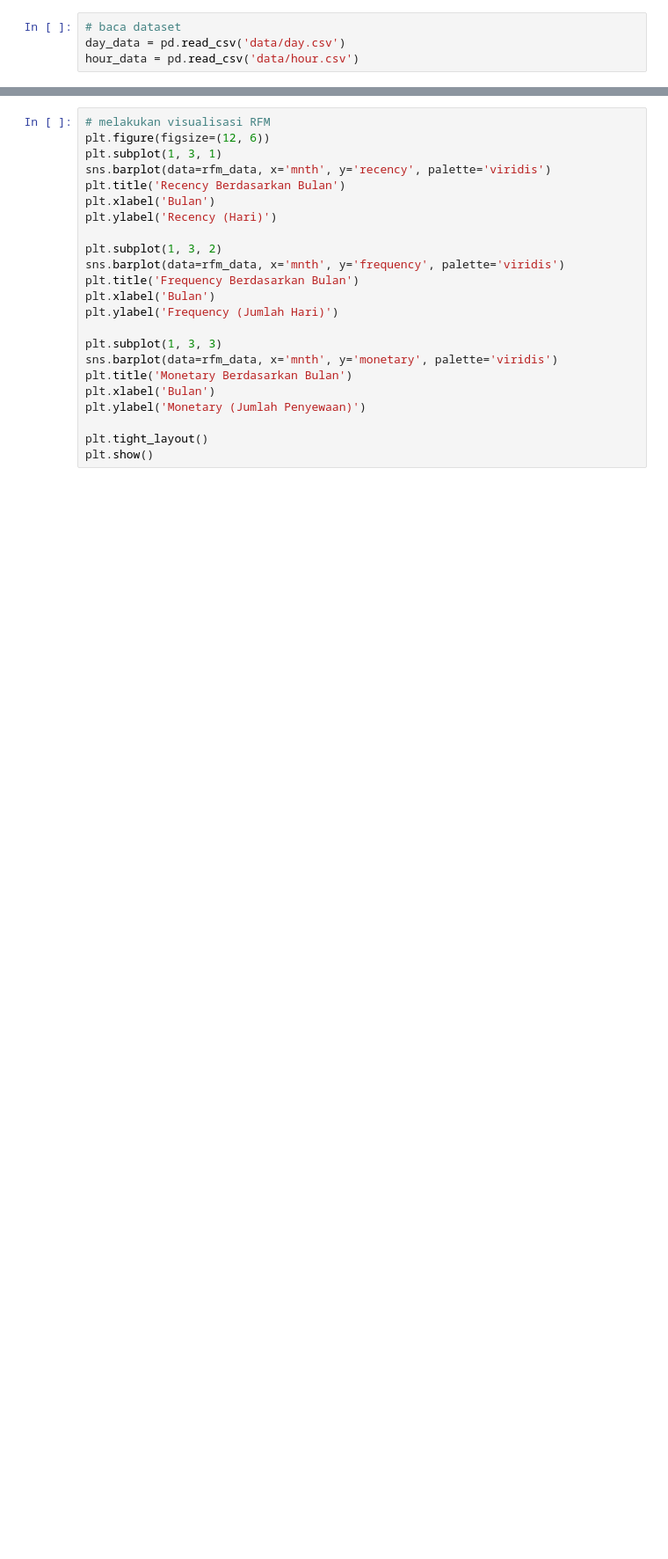
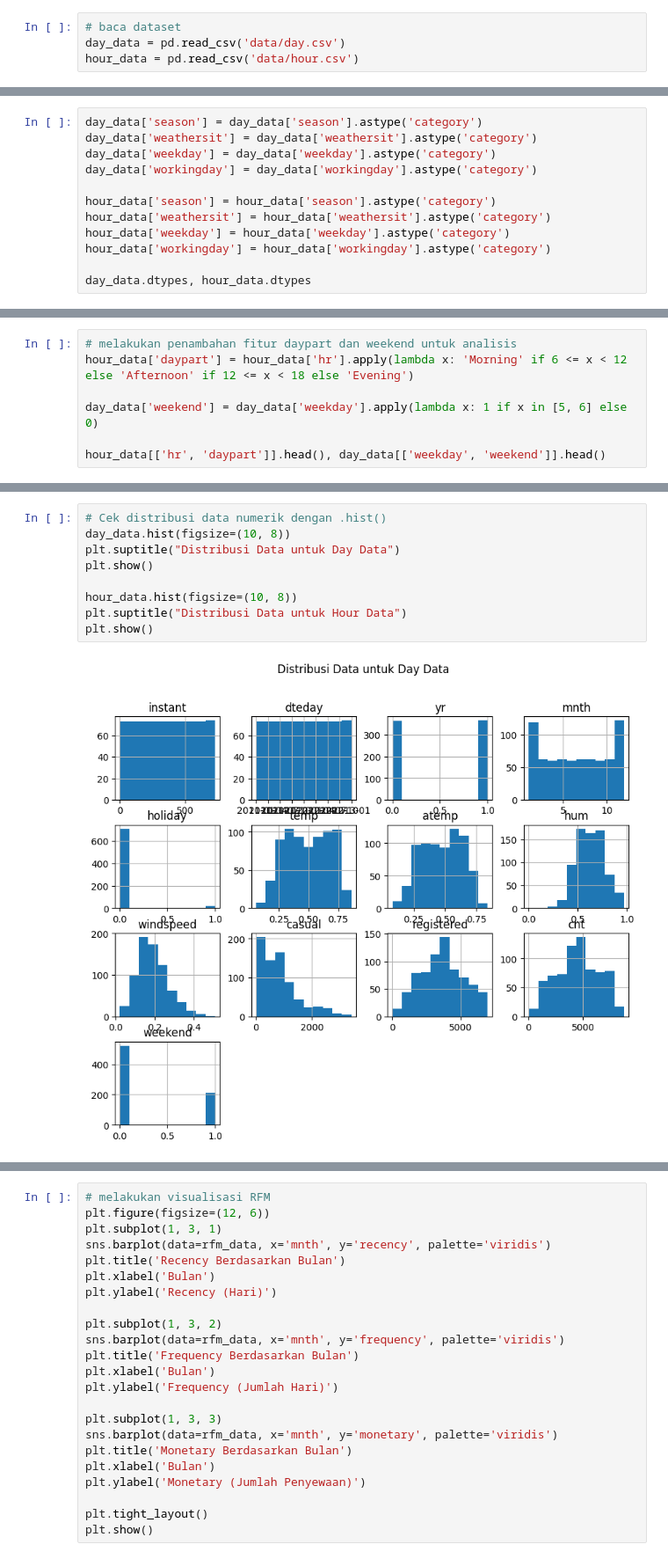
Before and after one commit to khalidziarabbani/project-dicoding, a Jupyter notebook: notebook.ipynb, the cells around one changed output, grey strips where cells are left out. Shown: that part at 88% size. Saved outputs shown, nothing was run; the diff lists cells and outputs as text; blank space fills up the shorter version.

```diff
--- a/notebook.ipynb
+++ b/notebook.ipynb
@@ -217,0 +170,12 @@ rfm_data = day_data.groupby('mnth').agg(
+# %%
+day_data['season'] = day_data['season'].astype('category')
+day_data['weathersit'] = day_data['weathersit'].astype('category')
+day_data['weekday'] = day_data['weekday'].astype('category')
+day_data['workingday'] = day_data['workingday'].astype('category')
+
+hour_data['season'] = hour_data['season'].astype('category')
+hour_data['weathersit'] = hour_data['weathersit'].astype('category')
+hour_data['weekday'] = hour_data['weekday'].astype('category')
+hour_data['workingday'] = hour_data['workingday'].astype('category')
+
+day_data.dtypes, hour_data.dtypes
@@ -217,0 +202,7 @@ rfm_data = day_data.groupby('mnth').agg(
+# %%
+# melakukan penambahan fitur daypart dan weekend untuk analisis
+hour_data['daypart'] = hour_data['hr'].apply(lambda x: 'Morning' if 6 <= x < 12 else 'Afternoon' if 12 <= x < 18 else 'Evening')
+
+day_data['weekend'] = day_data['weekday'].apply(lambda x: 1 if x in [5, 6] else 0)
+
+hour_data[['hr', 'daypart']].head(), day_data[['weekday', 'weekend']].head()
@@ -217,0 +251,11 @@ rfm_data = day_data.groupby('mnth').agg(
+# %%
+# Cek distribusi data numerik dengan .hist()
+day_data.hist(figsize=(10, 8))
+plt.suptitle("Distribusi Data untuk Day Data")
+plt.show()
+
+hour_data.hist(figsize=(10, 8))
+plt.suptitle("Distribusi Data untuk Hour Data")
+plt.show()
+# %% [output]
+[figure, added]
```
Also changed, not shown: parts of 58 cells of this notebook, 1 other file.
